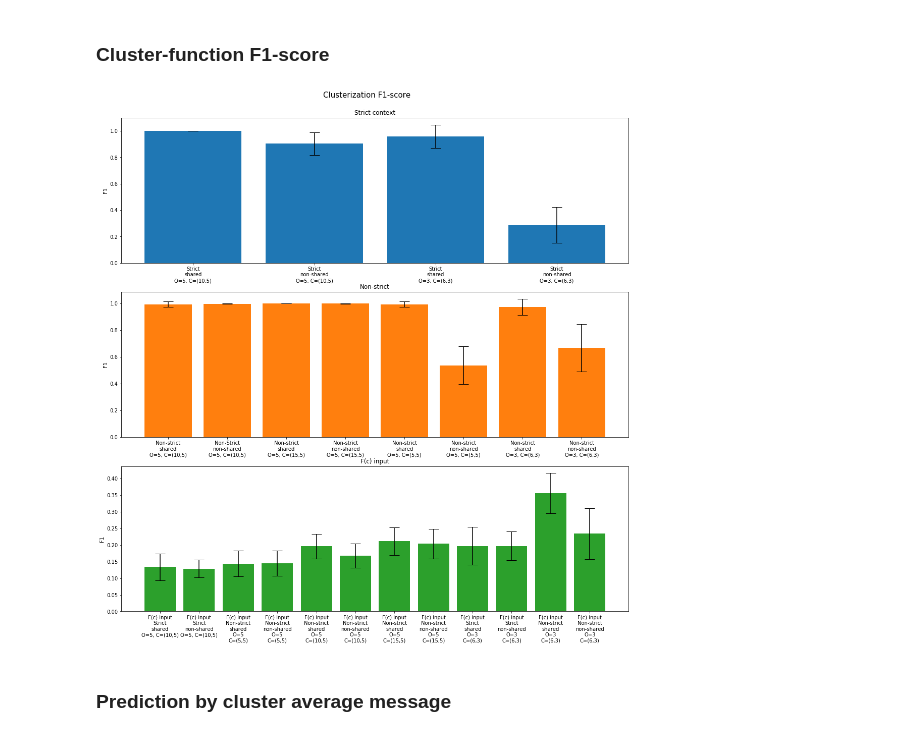
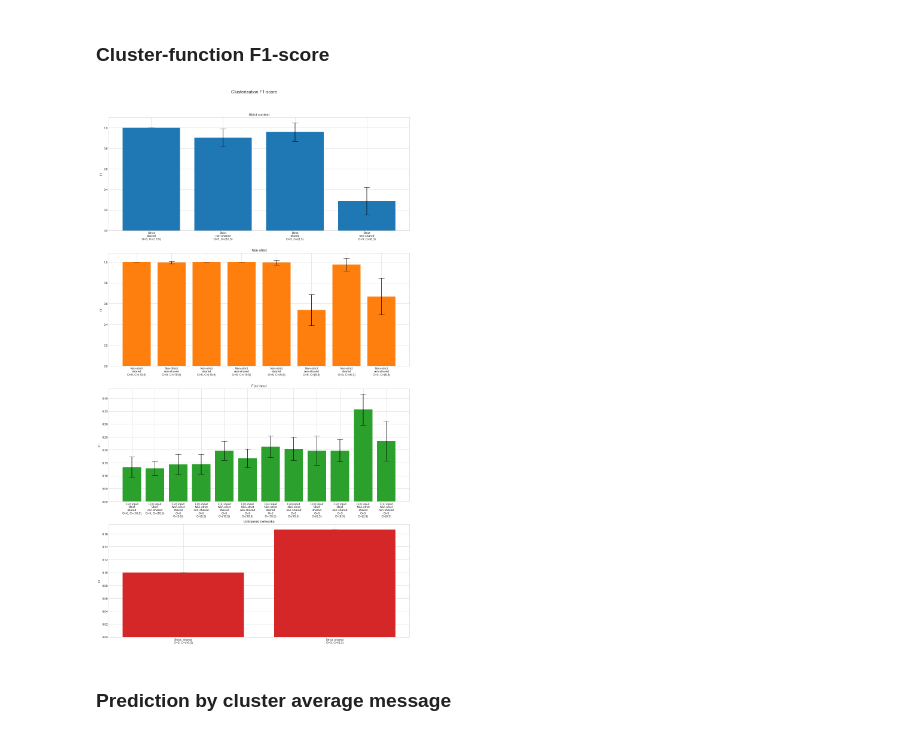
Before and after one commit to feipenghe/Singaling_auto_encoder, a Jupyter notebook: simulation_plots.ipynb, the cells around one changed output. Drawn from its saved outputs; the diff is of its cells as text; code cells hidden in the pictures.

```diff
--- a/simulation_plots.ipynb
+++ b/simulation_plots.ipynb
@@ -14,7 +16,7 @@ import utils
 # %% [markdown]
 ## Load a simulation
 # %%
-simulation_name = "untrained/extremity_game_simulation_o_3__c_(6, 3)__m_2__sharedcontext_1__strict_context_1"
+simulation_name = "acl_ready/extremity_game_acl_o_5__object_size_5__strict_context_1__shared_context_1__nature_includes_function_1__num_objects_10__mini_batch_size_128__num_batches_5000"
 simulation = simulations.load_simulation(simulation_name)
 evaluations = simulation.evaluations
 # %%
@@ -74,22 +76,10 @@ nature_includes_fc_simulations = {
 
 # Untrained
 
-untrained_strict_context_simulations = {
-    "Strict, shared\nO=5, C=(10,5)": "untrained/extremity_game_simulation_o_5__c_(10, 5)__m_2__sharedcontext_1__strict_context_1",
-    "Strict, non-shared\nO=5, C=(10,5)": "untrained/extremity_game_simulation_o_5__c_(10, 5)__m_2__sharedcontext_0__strict_context_1",
-    "Strict, shared\nO=3, C=(6,3)": "untrained/extremity_game_simulation_o_3__c_(6, 3)__m_2__sharedcontext_1__strict_context_1",
-    "Strict, non-shared\nO=3, C=(6,3)": "untrained/extremity_game_simulation_o_3__c_(6, 3)__m_2__sharedcontext_0__strict_context_1",
+untrained_simulations = {
+    "Strict, shared\nO=5, C=(10,5)": "acl_ready/extremity_game_acl_untrained__object_size_5__strict_context_1__shared_context_1__nature_includes_function_1__num_objects_6__mini_batch_size_128__num_batches_0",
+    "Strict, shared\nO=3, C=(6,3)": "acl_ready/extremity_game_acl_untrained__object_size_3__strict_context_1__shared_context_1__nature_includes_function_1__num_objects_6__mini_batch_size_128__num_batches_0",
 }
-
-
-untrained_non_strict_context_simulations = {
-    "Non-strict, shared\nO=5, C=(10,5)": "untrained/extremity_game_simulation_o_5__c_(10, 5)__m_2__sharedcontext_1__strict_context_0",
-    "Non-Strict, non-shared\nO=5, C=(10,5)": "untrained/extremity_game_simulation_o_5__c_(10, 5)__m_2__sharedcontext_0__strict_context_0",
-    "Non-strict, shared\nO=5, C=(15,5)": "untrained/extremity_game_simulation_o_5__c_(15, 5)__m_2__sharedcontext_1__strict_context_0",
-    "Non-strict, non-shared\nO=5, C=(15,5)": "untrained/extremity_game_simulation_o_5__c_(15, 5)__m_2__sharedcontext_0__strict_context_0",
-    "Non-strict, shared\nO=5, C=(5,5)": "untrained/extremity_game_simulation_o_5__c_(5, 5)__m_2__sharedcontext_1__strict_context_0",
-    "Non-strict, non-shared\nO=5, C=(5,5)": "untrained/extremity_game_simulation_o_5__c_(5, 5)__m_2__sharedcontext_0__strict_context_0",
-}
 # %% [markdown]
 ## Available evaluations
 # %%
@@ -115,18 +105,20 @@ decoder_context_from_messages
 # %% [markdown]
 ## Helper functions
 # %%
-def get_evaluation_mean_and_err(simulation_name, evaluation_name, message_size) -> float:
+def get_evaluation_mean_and_err(simulation_name, evaluation_name, message_size, percents=False) -> float:
     simulation = simulations.load_simulation(simulation_name)
     vals = []
     for trial in simulation.evaluations[message_size]:
         vals.append(trial[evaluation_name])
+    if percents:
+        vals = np.array(vals) * 100
     return np.mean(vals), np.std(vals)
 # %%
 def plot_bars_for_evaluation(evaluation_name, display_names_to_simulation_names, title, y_label, width=18, msg_size=2):
     bar_width = 1
     num_simulation_sets = len(display_names_to_simulation_names)
 
-    fig, ax = plt.subplots(num_simulation_sets, figsize=(width,6*num_simulation_sets))
+    fig, ax = plt.subplots(num_simulation_sets, figsize=(width,8*num_simulation_sets))
 
     for i, (set_name, display_name_to_simulation) in enumerate(display_names_to_simulation_names.items()):
         for s, (display_name, file_name) in enumerate(display_name_to_simulation.items()):
@@ -238,10 +400,13 @@ plots.plot_simulation_training_loss(simulation_display_name_to_file_name, max_ep
 # %% [markdown]
 ### Cluster-function F1-score
 # %%
-sets = {"Strict context": strict_context_simulations, "Non-strict": non_strict_context_simulations, "F(c) input": nature_includes_fc_simulations}
+sets = {"Strict context": strict_context_simulations,
+        "Non-strict": non_strict_context_simulations,
+        "F(c) input": nature_includes_fc_simulations,
+        "Untrained networks": untrained_simulations}
 plot_bars_for_evaluation("clusterization_f_score", sets, "Clusterization F1-score", "F1")
 # %% [output]
-[figure, old version]
+[figure, new version]
 # %% [markdown]
 ### Prediction by cluster average message
 # %%
```
Also changed, not shown: parts of 47 cells of this notebook, 2 other files.
